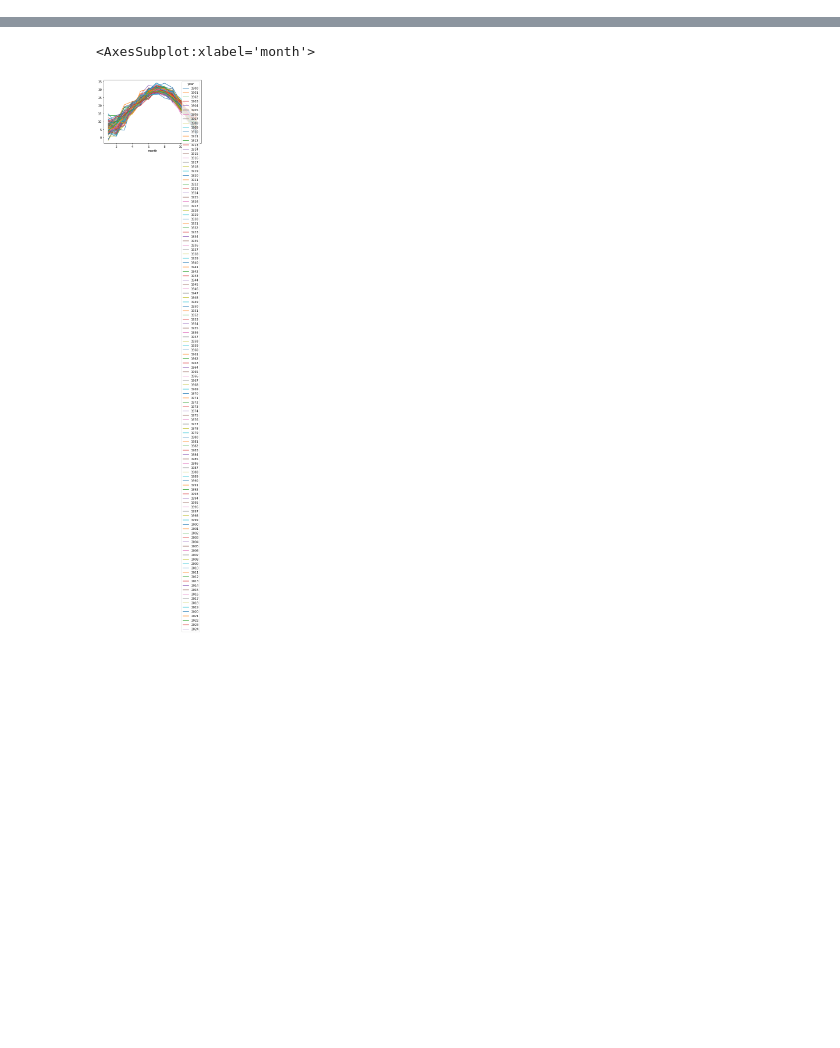
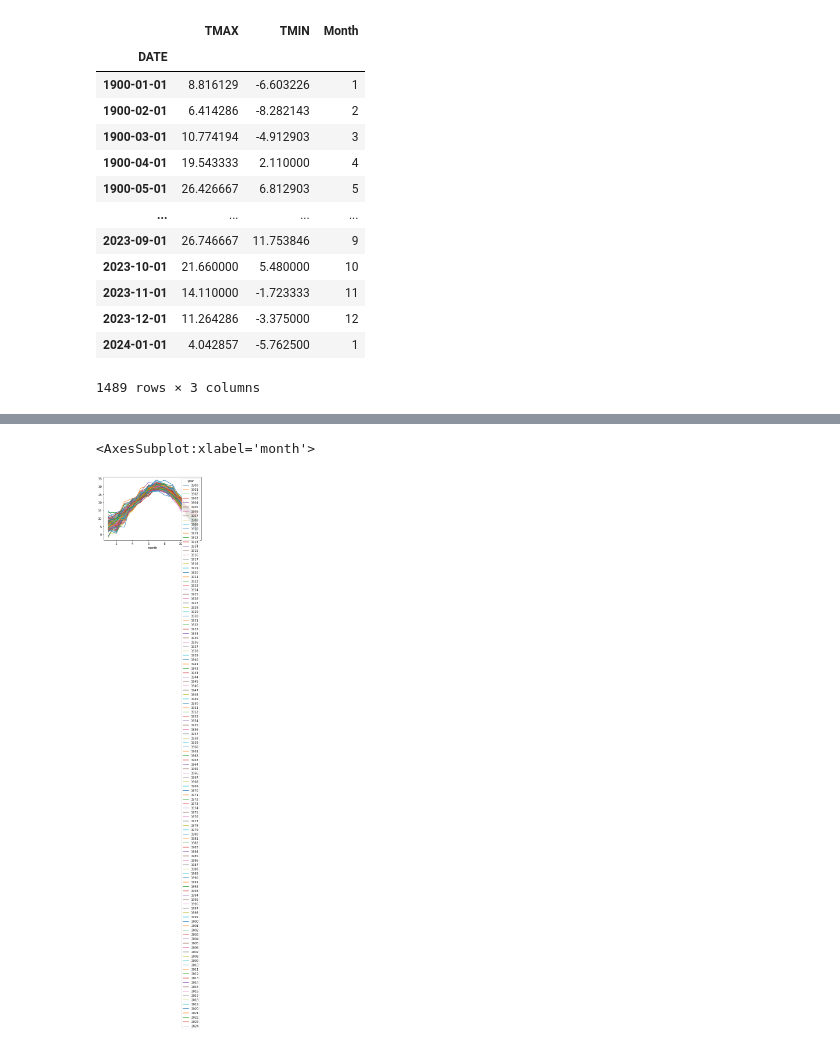
Before and after one commit to reggiewilcox/ISAT420_Code, a Jupyter notebook: W3_1_WeatherDataTimeSeries/code/weatherDataTemperature.ipynb, the cells around one changed output, grey strips where cells are left out. Cells and saved outputs as stored; diff of their text form; code cells hidden in the pictures; blank space fills up the shorter version.

```diff
--- a/W3_1_WeatherDataTimeSeries/code/weatherDataTemperature.ipynb
+++ b/W3_1_WeatherDataTimeSeries/code/weatherDataTemperature.ipynb
@@ -67,0 +85,19 @@ df_monthly = df.resample('M').mean()
+# %%
+# change x-axis
+dataTempMonthly['Month']=dataTempMonthly.index.month
+dataTempMonthly
+# %% [output]
+|  | TMAX | TMIN | Month |
+| DATE |  |  |  |
+| 1900-01-01 | 8.816129 | -6.603226 | 1 |
+| 1900-02-01 | 6.414286 | -8.282143 | 2 |
+| 1900-03-01 | 10.774194 | -4.912903 | 3 |
+| 1900-04-01 | 19.543333 | 2.110000 | 4 |
+| 1900-05-01 | 26.426667 | 6.812903 | 5 |
+| ... | ... | ... | ... |
+| 2023-09-01 | 26.746667 | 11.753846 | 9 |
+| 2023-10-01 | 21.660000 | 5.480000 | 10 |
+| 2023-11-01 | 14.110000 | -1.723333 | 11 |
+| 2023-12-01 | 11.264286 | -3.375000 | 12 |
+| 2024-01-01 | 4.042857 | -5.762500 | 1 |
+1489 rows × 3 columns
```
Also changed, not shown: parts of 15 cells of this notebook.
